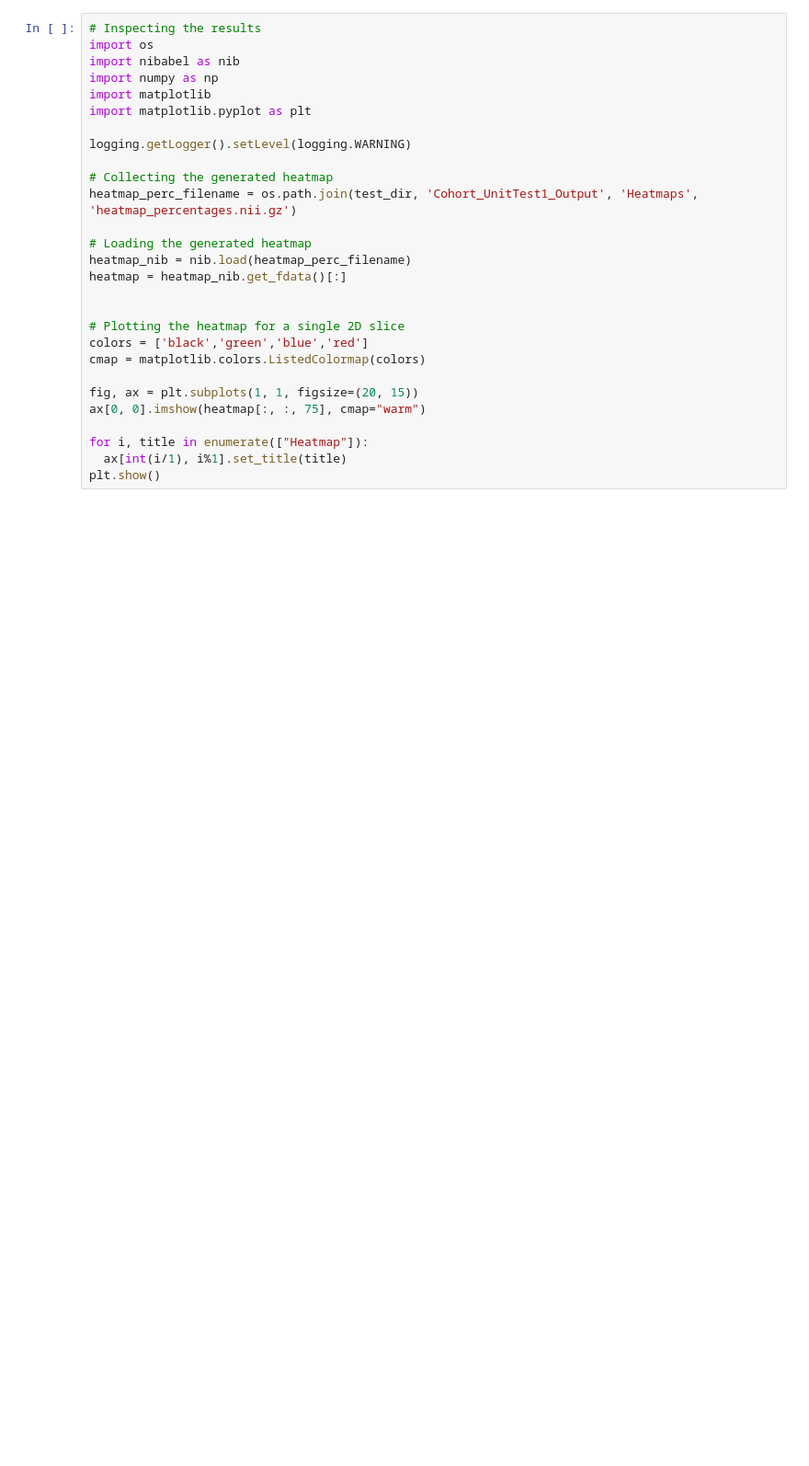
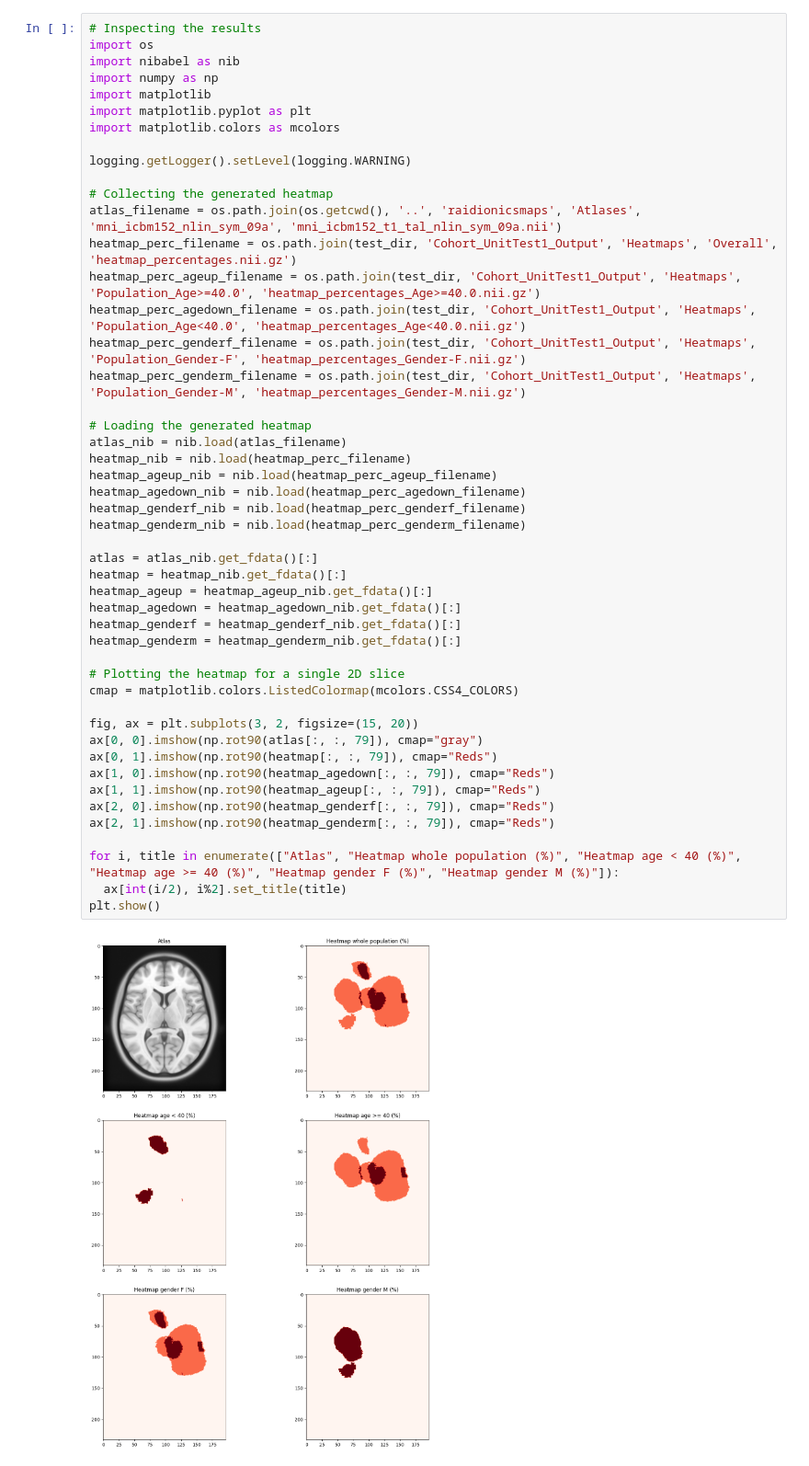
Before and after one commit to raidionics/raidionics_maps, a Jupyter notebook: notebooks/02_heatmap_generation_population_subset_example.ipynb, the cells around one changed output. Shown at 92% size. Drawn from its saved outputs; the diff is of its cells as text; blank space fills up the shorter version.

```diff
--- a/notebooks/02_heatmap_generation_population_subset_example.ipynb
+++ b/notebooks/02_heatmap_generation_population_subset_example.ipynb
@@ -58,28 +98,50 @@ compute(test_config_filename)
 # %%
 # Inspecting the results
 import os
 import nibabel as nib
 import numpy as np
 import matplotlib
 import matplotlib.pyplot as plt
+import matplotlib.colors as mcolors
 
 logging.getLogger().setLevel(logging.WARNING)
 
 # Collecting the generated heatmap
-heatmap_perc_filename = os.path.join(test_dir, 'Cohort_UnitTest1_Output', 'Heatmaps', 'heatmap_percentages.nii.gz')
+atlas_filename = os.path.join(os.getcwd(), '..', 'raidionicsmaps', 'Atlases', 'mni_icbm152_nlin_sym_09a', 'mni_icbm152_t1_tal_nlin_sym_09a.nii')
+heatmap_perc_filename = os.path.join(test_dir, 'Cohort_UnitTest1_Output', 'Heatmaps', 'Overall', 'heatmap_percentages.nii.gz')
+heatmap_perc_ageup_filename = os.path.join(test_dir, 'Cohort_UnitTest1_Output', 'Heatmaps', 'Population_Age>=40.0', 'heatmap_percentages_Age>=40.0.nii.gz')
+heatmap_perc_agedown_filename = os.path.join(test_dir, 'Cohort_UnitTest1_Output', 'Heatmaps', 'Population_Age<40.0', 'heatmap_percentages_Age<40.0.nii.gz')
+heatmap_perc_genderf_filename = os.path.join(test_dir, 'Cohort_UnitTest1_Output', 'Heatmaps', 'Population_Gender-F', 'heatmap_percentages_Gender-F.nii.gz')
+heatmap_perc_genderm_filename = os.path.join(test_dir, 'Cohort_UnitTest1_Output', 'Heatmaps', 'Population_Gender-M', 'heatmap_percentages_Gender-M.nii.gz')
 
 # Loading the generated heatmap
+atlas_nib = nib.load(atlas_filename)
 heatmap_nib = nib.load(heatmap_perc_filename)
+heatmap_ageup_nib = nib.load(heatmap_perc_ageup_filename)
+heatmap_agedown_nib = nib.load(heatmap_perc_agedown_filename)
+heatmap_genderf_nib = nib.load(heatmap_perc_genderf_filename)
+heatmap_genderm_nib = nib.load(heatmap_perc_genderm_filename)
+
+atlas = atlas_nib.get_fdata()[:]
 heatmap = heatmap_nib.get_fdata()[:]
-
+heatmap_ageup = heatmap_ageup_nib.get_fdata()[:]
+heatmap_agedown = heatmap_agedown_nib.get_fdata()[:]
+heatmap_genderf = heatmap_genderf_nib.get_fdata()[:]
+heatmap_genderm = heatmap_genderm_nib.get_fdata()[:]
 
 # Plotting the heatmap for a single 2D slice
-colors = ['black','green','blue','red']
-cmap = matplotlib.colors.ListedColormap(colors)
+cmap = matplotlib.colors.ListedColormap(mcolors.CSS4_COLORS)
 
-fig, ax = plt.subplots(1, 1, figsize=(20, 15))
-ax[0, 0].imshow(heatmap[:, :, 75], cmap="warm")
+fig, ax = plt.subplots(3, 2, figsize=(15, 20))
+ax[0, 0].imshow(np.rot90(atlas[:, :, 79]), cmap="gray")
+ax[0, 1].imshow(np.rot90(heatmap[:, :, 79]), cmap="Reds")
+ax[1, 0].imshow(np.rot90(heatmap_agedown[:, :, 79]), cmap="Reds")
+ax[1, 1].imshow(np.rot90(heatmap_ageup[:, :, 79]), cmap="Reds")
+ax[2, 0].imshow(np.rot90(heatmap_genderf[:, :, 79]), cmap="Reds")
+ax[2, 1].imshow(np.rot90(heatmap_genderm[:, :, 79]), cmap="Reds")
 
-for i, title in enumerate(["Heatmap"]):
-  ax[int(i/1), i%1].set_title(title)
+for i, title in enumerate(["Atlas", "Heatmap whole population (%)", "Heatmap age < 40 (%)", "Heatmap age >= 40 (%)", "Heatmap gender F (%)", "Heatmap gender M (%)"]):
+  ax[int(i/2), i%2].set_title(title)
 plt.show()
+# %% [output]
+[figure, added]
```
Also changed, not shown: parts of 3 cells of this notebook, 2 other files.
